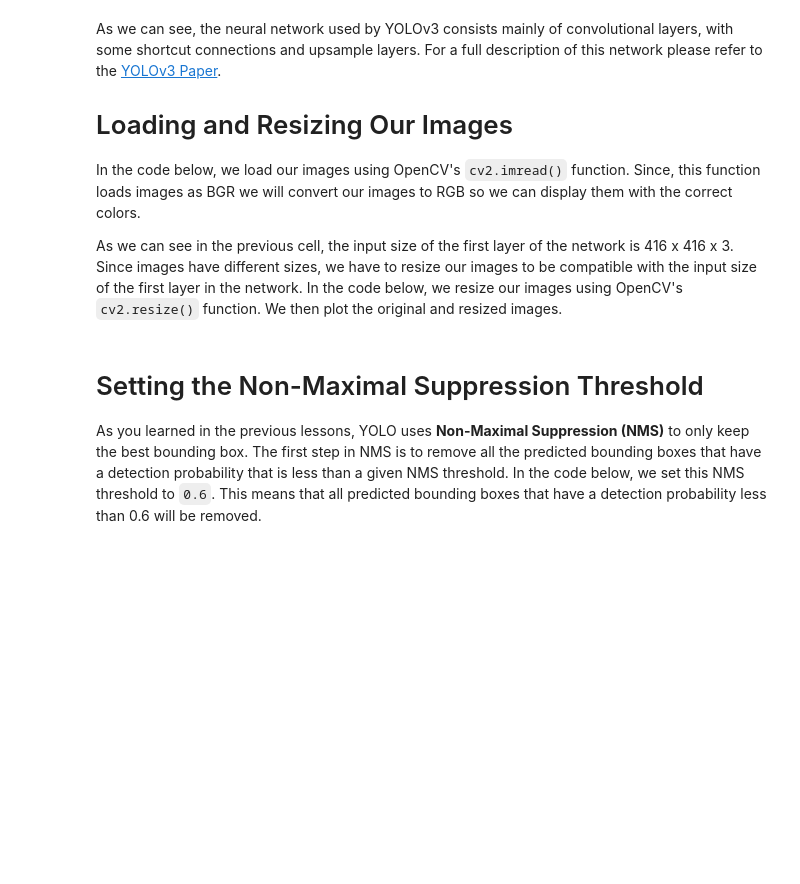
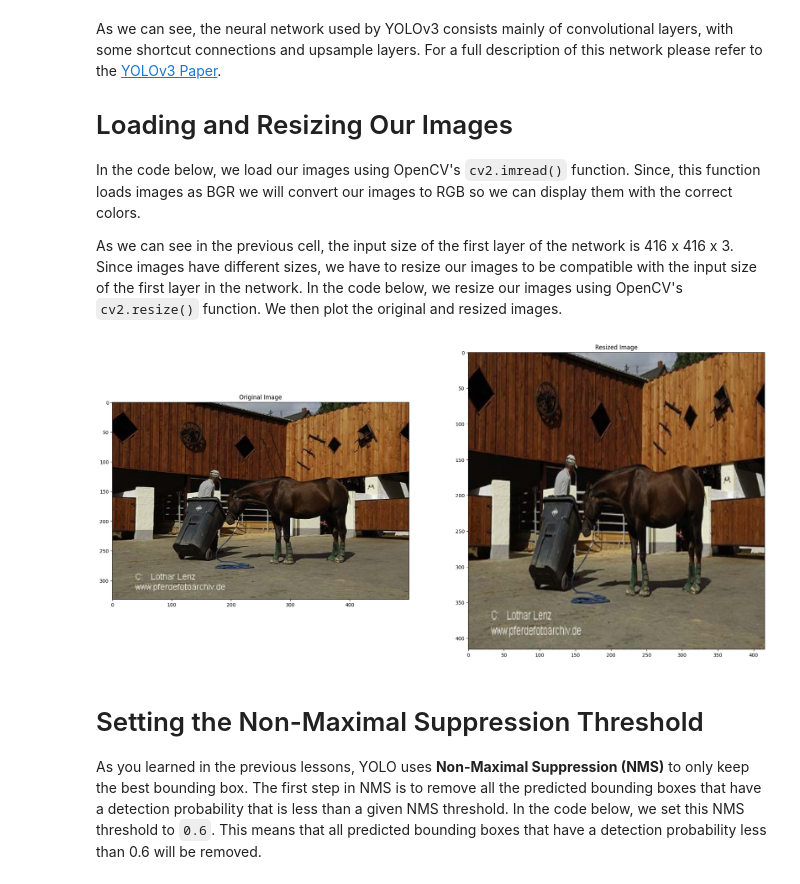
Before and after one commit to Jack-Krause/EE428HW4, a Jupyter notebook: YOLO.ipynb, the cells around one changed output. Saved outputs shown, nothing was run; the diff lists cells and outputs as text; code cells hidden in the pictures; blank space fills up the shorter version.

```diff
--- a/YOLO.ipynb
+++ b/YOLO.ipynb
@@ -115,24 +186,25 @@ As we can see in the previous cell, the input size of the first layer of the net
 # %%
 # Set the default figure size
 plt.rcParams['figure.figsize'] = [24.0, 14.0]
 
 # Load the image
-img = cv2.imread(os.path.join(GOOGLE_DRIVE_PATH,'images/brockp.jpeg'))
-
+img = cv2.imread(os.path.join(GOOGLE_DRIVE_PATH,'images/VOC9954.jpg'))
 # Convert the image to RGB
 original_image = cv2.cvtColor(img, cv2.COLOR_BGR2RGB)
 
 # We resize the image to the input width and height of the first layer of the network.
 resized_image = cv2.resize(original_image, (m.width, m.height))
 
 # Display the images
 plt.subplot(121)
 plt.title('Original Image')
 plt.imshow(original_image)
 plt.subplot(122)
 plt.title('Resized Image')
 plt.imshow(resized_image)
 plt.show()
+# %% [output]
+[figure, added]
 # %% [markdown]
 # Setting the Non-Maximal Suppression Threshold
 
```
Also changed, not shown: parts of 11 cells of this notebook, 1 other file.
